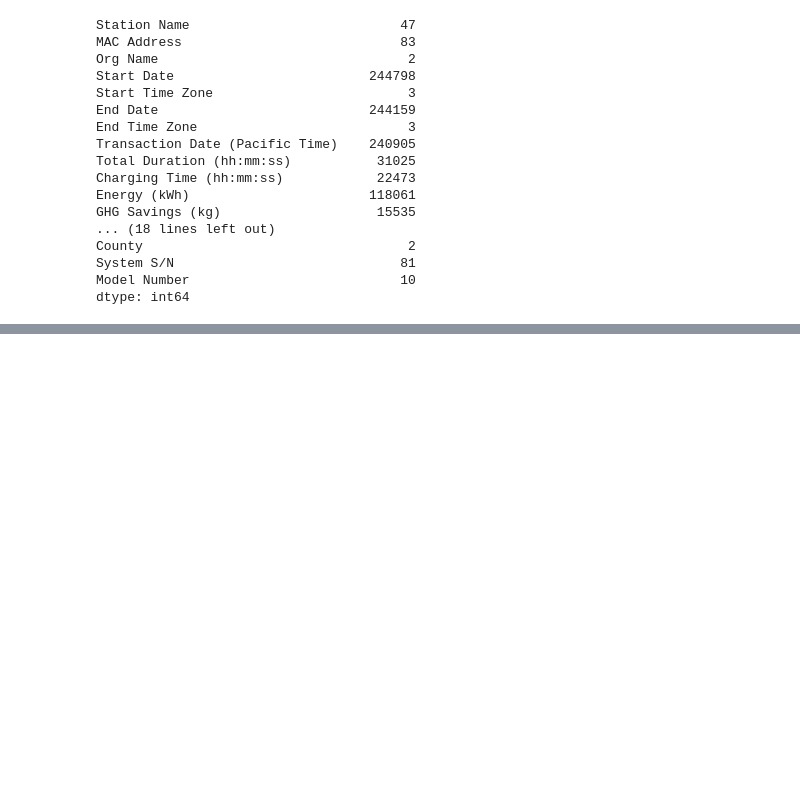
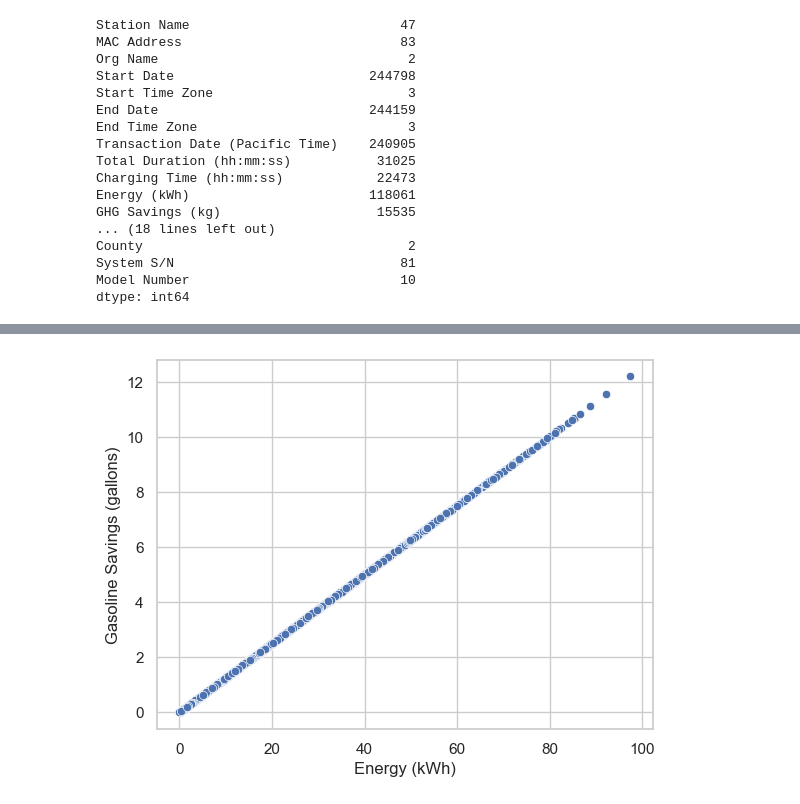
Before and after one commit to Gangaraj-eng/IT496_DataForce_CourseProject1, a Jupyter notebook: 202001411/202001411_IT496_CP1.ipynb, the cells around one changed output, grey strips where cells are left out. Saved outputs shown, nothing was run; the diff lists cells and outputs as text; code cells hidden in the pictures; blank space fills up the shorter version.

```diff
--- a/202001411/202001411_IT496_CP1.ipynb
+++ b/202001411/202001411_IT496_CP1.ipynb
@@ -106,0 +138,5 @@ dtype: int64
+# %%
+sns.scatterplot(x=data['Energy (kWh)'], y = data['Gasoline Savings (gallons)'])
+plt.show()
+# %% [output]
+[figure, added]
```
Also changed, not shown: parts of 37 cells of this notebook.
